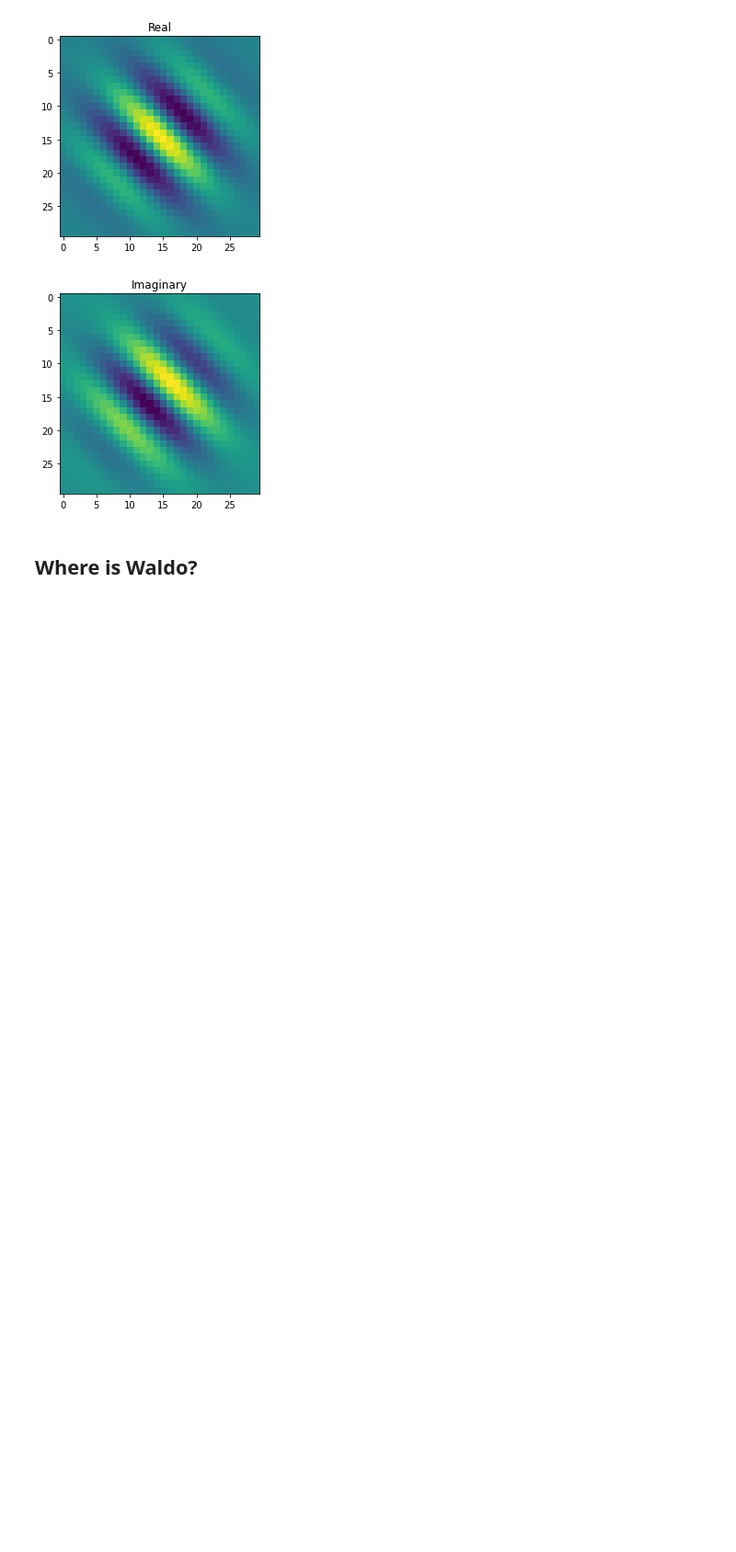
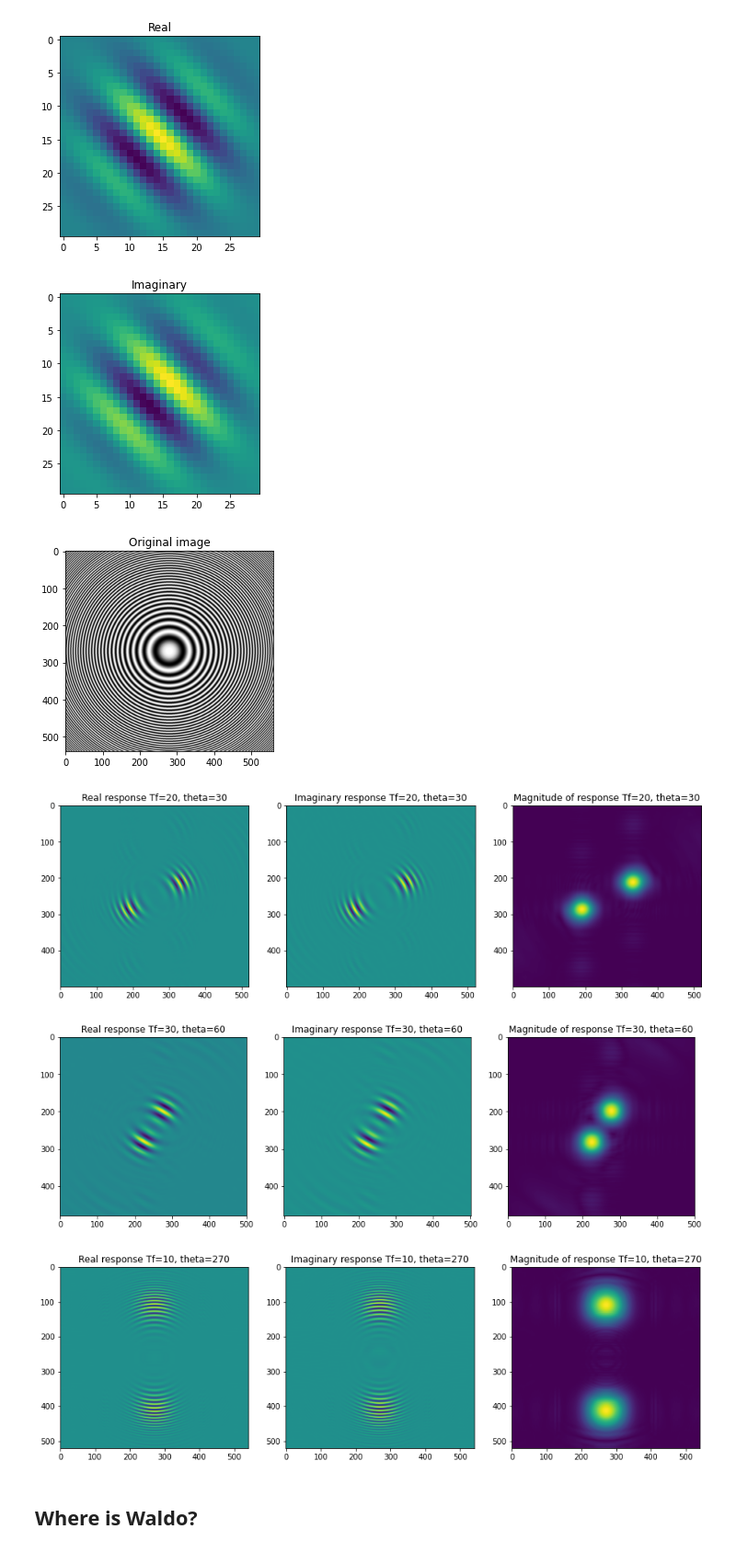
Before and after one commit to sheilsarda/CV_Fundamentals, a Jupyter notebook: PS7/scripts/PS7_vF.ipynb, the cells around one changed output. Shown at 92% size. Saved outputs shown, nothing was run; the diff lists cells and outputs as text; code cells hidden in the pictures; blank space fills up the shorter version.

```diff
--- a/PS7/scripts/PS7_vF.ipynb
+++ b/PS7/scripts/PS7_vF.ipynb
@@ -350,33 +355,56 @@ plt.show()
 # and angles
 
 T_f_list=[20,30,10]
 theta_list=[30,60,270]
+
+""" YOUR CODE HERE """
+image = torch.FloatTensor(incr_frequency).unsqueeze(0).unsqueeze(0)
+image = torch.nn.Parameter(data = image, requires_grad = False).cuda()
+""" END YOUR CODE """
+
 for T_f, theta in zip(T_f_list,theta_list):
 
   length=3*T_f
   g1,g2=gaborFilter2D(T_f,theta,T_f/np.sqrt(2),length)
 
   ''' INSERT YOUR CODE HERE '''
   # Convolve image incr_frequency with the gabor filter
   # and compute the real response (real), the imaginary response (imag)
   # and the magnitude of the response (magnitude)
+  g1 = torch.FloatTensor(g1).unsqueeze(0).unsqueeze(0)
+  g1 = torch.nn.Parameter(data = g1, requires_grad = False).cuda()
 
+  g2 = torch.FloatTensor(g2).unsqueeze(0).unsqueeze(0)
+  g2 = torch.nn.Parameter(data = g2, requires_grad = False).cuda()
+
+  convolved_real = torch.nn.functional.conv2d(image, g1, padding = int(T_f / 2)).cuda()
+  convolved_imag = torch.nn.functional.conv2d(image, g2, padding = int(T_f / 2)).cuda()
+  mag = torch.sqrt(torch.square(convolved_real) + torch.square(convolved_imag)).cpu()
+
+  real = convolved_real.squeeze(0).squeeze(0).cpu()
+  imag = convolved_imag.squeeze(0).squeeze(0).cpu()
+  magnitude = mag.squeeze(0).squeeze(0).cpu()
   ''' END YOUR CODE '''
 
   f=plt.figure()
   f.set_size_inches(15, 7.5)
   ax=f.add_subplot(131)
   ax.imshow(real)
   ax.set_title("Real response Tf="+str(T_f)+", theta="+str(theta))
 
   ax=f.add_subplot(132)
   ax.imshow(imag)
   ax.set_title("Imaginary response Tf="+str(T_f)+", theta="+str(theta))
 
   ax=f.add_subplot(133)
   ax.imshow(magnitude)
   ax.set_title("Magnitude of response Tf="+str(T_f)+", theta="+str(theta))
   plt.show()
+# %% [output]
+[figure, added]
+[figure, added]
+[figure, added]
+[figure, added]
 # %% [markdown]
 ## Where is Waldo?
 # %% [markdown]
```
Also changed, not shown: parts of 2 cells of this notebook.
